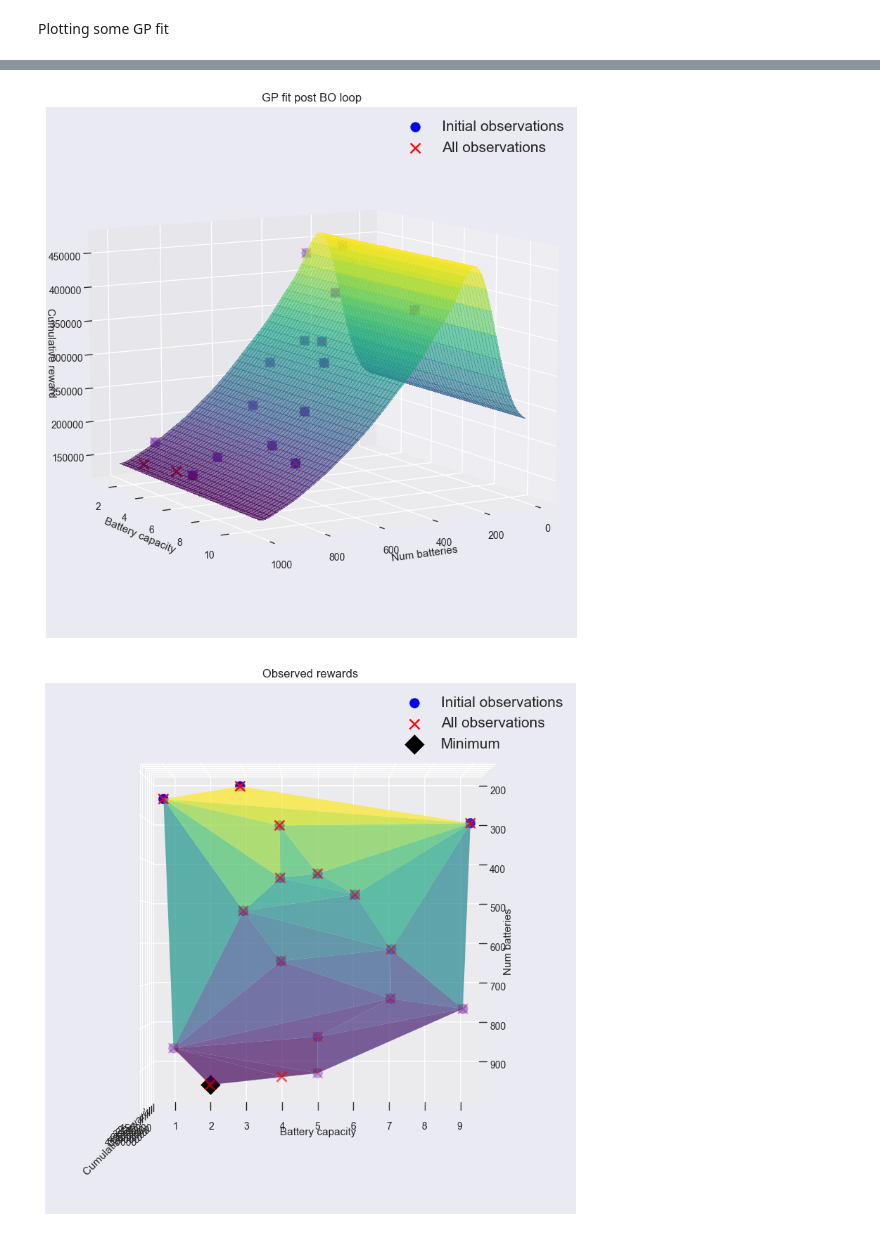
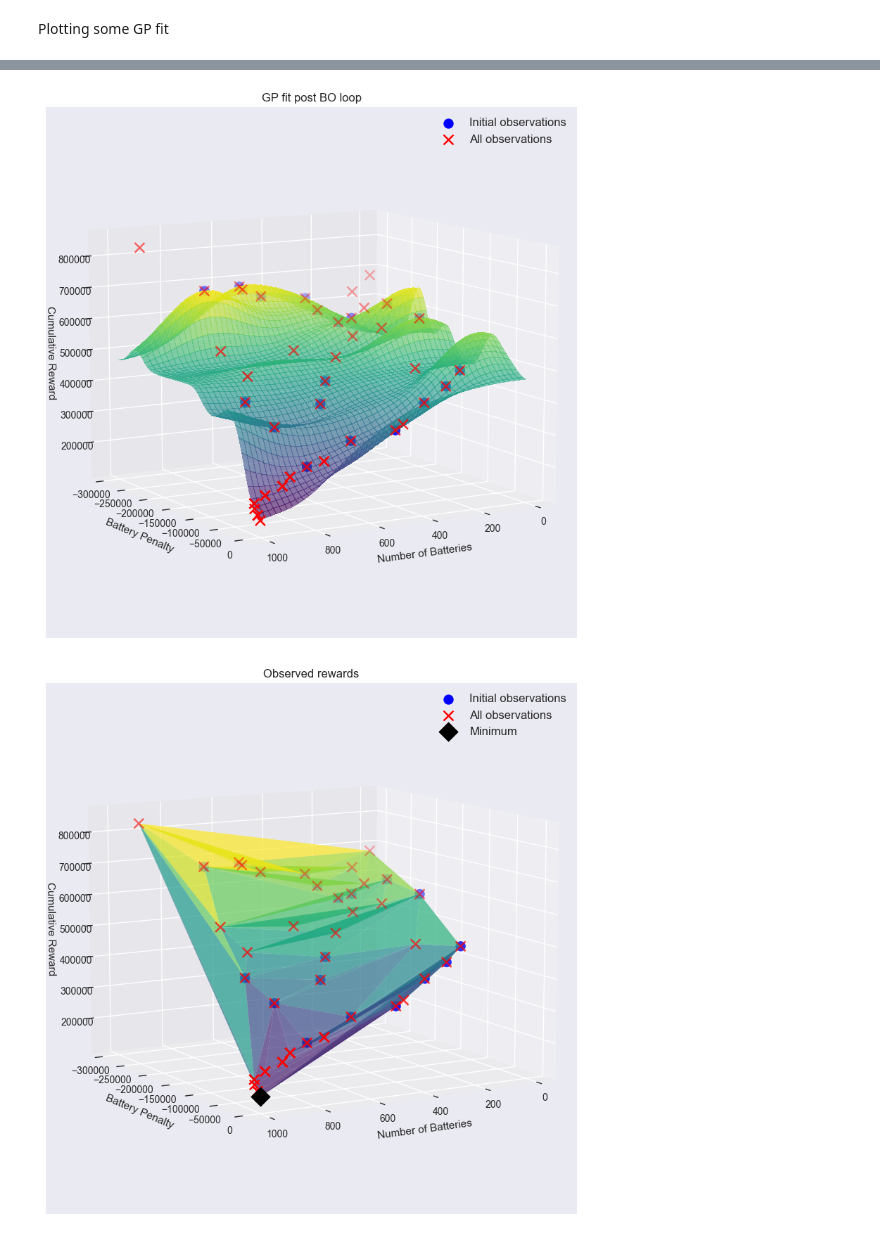
Before and after one commit to Cam-MLPW-MLMI-21-22/supply-chain-simulation-environment, a Jupyter notebook: src/bayesian_optimization/sens_analysis_extended.ipynb, the cells around one changed output, grey strips where cells are left out. Saved outputs shown, nothing was run; the diff lists cells and outputs as text; code cells hidden in the pictures.

```diff
--- a/src/bayesian_optimization/sens_analysis_extended.ipynb
+++ b/src/bayesian_optimization/sens_analysis_extended.ipynb
@@ -182,0 +227,10 @@ def plot_reward(X, Y, labels):
+# %%
+design = RandomDesign(parameter_space)
+
+# Get initial data points
+X = design.get_samples(num_data_points)
+start = time.time()
+Y = f_multiprocess(X)
+end = time.time()
+print("Getting {} initial simulation points took {} seconds".format(
+    num_data_points, round(end - start, 0)))
@@ -184,14 +359,12 @@ def plot_reward(X, Y, labels):
 from scse.default_run_parameters.national_grid_default_run_parameters import DEFAULT_RUN_PARAMETERS
 # %%
 max_num_batteries = 1000
-min_battery_capacity = 1
-max_battery_capacity = 10
 
 # units in £/
 min_battery_penalty = DEFAULT_RUN_PARAMETERS.battery_penalty - 100000
 max_battery_penalty = DEFAULT_RUN_PARAMETERS.battery_penalty + 200000
 
-num_data_points = 15
+num_data_points = 20
 
 timesteps_per_week = 336
 num_weeks = 52
@@ -201,13 +374,12 @@ min_time_horizon_value = timesteps_per_week * 1
 max_time_horizon_value = timesteps_per_week * 2
 
 num_batteries = DiscreteParameter('num_batteries', range(0, max_num_batteries+1))
-max_battery_capacities = DiscreteParameter('max_battery_capacity', range(min_battery_capacity, max_battery_capacity+1))
 battery_penalty = DiscreteParameter(
     'battery_penalty', range(min_battery_penalty, max_battery_penalty+1))
 time_horizon = DiscreteParameter('time_horizon', range(min_time_horizon_value, max_time_horizon_value+1))
 
 #parameters = [num_batteries, max_battery_capacities, time_horizon, battery_penalty]
-parameters = [num_batteries, max_battery_capacities]
+parameters = [num_batteries, battery_penalty]
 parameter_space = ParameterSpace(parameters)
 # %%
 # Check the parameters of the intial values (X)
@@ -256,8 +433,8 @@ kb = GPy.kern.Bias(input_dim=X.shape[1], active_dims=[0,1])
 kernel = kr+kb
 
 # Some prior distributions for model parameters
-v_prior = GPy.priors.Gamma.from_EV(10, 100.)
-l_prior = GPy.priors.Gamma.from_EV(100, 10.)
+v_prior = GPy.priors.Gamma.from_EV(100, 10.)
+l_prior = GPy.priors.Gamma.from_EV(250, 25.)
 
 # Some prior distributions for model parameters
 gpy_model = GPy.models.GPRegression(X, Y, kernel, noise_var=1e-10)
@@ -279,7 +456,7 @@ while not successful_sample and num_tries < max_num_tries:
 
         gpy_model.optimize()
         #gpy_model.optimize_restarts(
-            #num_restarts=10, robust=False, verbose=False, messages=False)
+        #    num_restarts=10, robust=False, verbose=False, messages=False)
 
         # Logging GP fit
         _ = gpy_model.plot(visible_dims=[0,1])
@@ -456,9 +659,17 @@ Plotting some GP  fit
 # print("Number of (new) points evaluated: {} (batch size {})".format(
 #     num_eval_points, batch_size))
 
+
+
+#X[:,1] = X[:,1]/1000
+#Y = Y/1000
+#new_X[:,1] = new_X[:,1]/1000
+#new_Y = new_Y/1000
+
+
 # Plot 3D decision boundary
 mesh_X, mesh_Y = np.mgrid[1:max_num_batteries+1:1,
-                          min_battery_capacity:max_battery_capacity+1:0.1]
+                          min_battery_penalty:max_battery_penalty:1000]
 positions = np.vstack([mesh_X.ravel(), mesh_Y.ravel()]).T
 positions_with_time = np.append(positions, np.reshape(
     np.array([time_horizon_value for _ in range(positions.shape[0])]), (-1, 1)), axis=1)
@@ -479,7 +690,7 @@ kwargs = {
     'elev': 10,
     'angle': 60,
     'dim1': max_num_batteries,
-    'dim2': 100,
+    'dim2': 300,
     #'save_fig_path': "img_1"
 }
 fig, ax = plot_3d_boundary(**kwargs)
@@ -491,10 +702,10 @@ kwargs = {
     'plot_new': True,
     'new_X': new_X,
     'new_Y': new_Y,
-    'elev': 90,
-    'angle': 0,
+    'elev': 10,
+    'angle': 60,
     'title': "Observed rewards",
-    #'save_fig_path': "img_2"
+    'save_fig_path': ""
 }
 fig, ax = plot_3d_observed_rewards(**kwargs)
 # %% [output]
@@ -508,2 +719,2 @@ fig, ax = plot_3d_observed_rewards(**kwargs)
-[figure, old version]
+[figure, new version]
-[figure, old version]
+[figure, new version]
```
Also changed, not shown: parts of 33 cells of this notebook, 2 other files.
